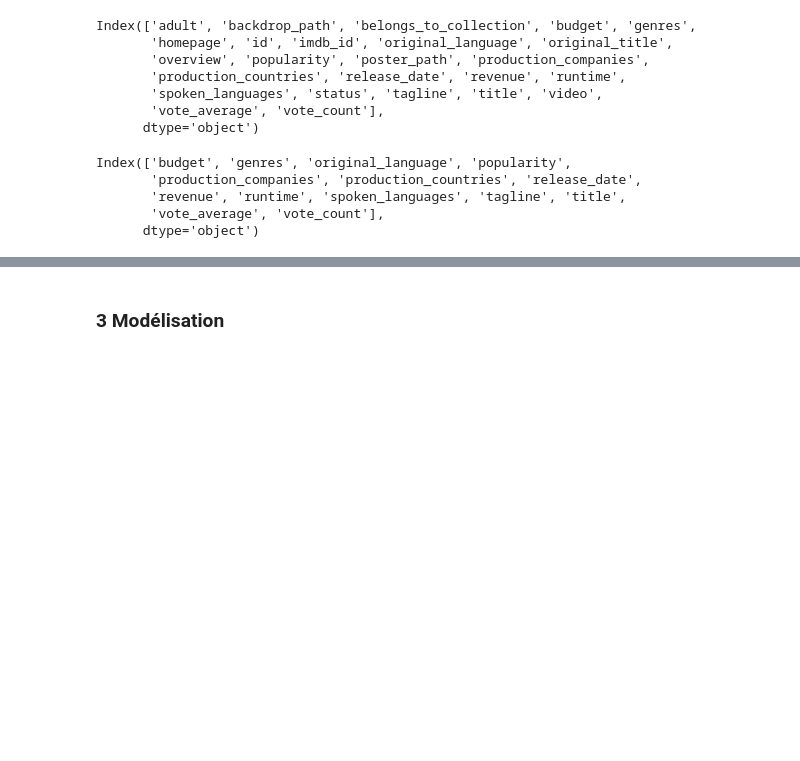
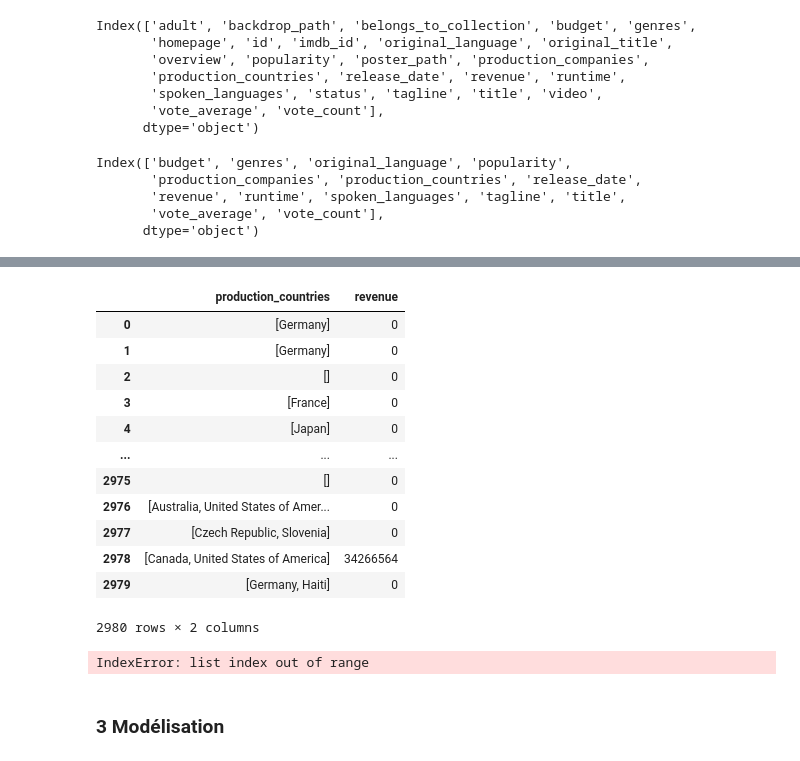
Before and after one commit to jomayans/Projet-Python, a Jupyter notebook: NoteBook_principal.ipynb, the cells around one changed output, grey strips where cells are left out. Cells and saved outputs as stored; diff of their text form; code cells hidden in the pictures; blank space fills up the shorter version.

```diff
--- a/NoteBook_principal.ipynb
+++ b/NoteBook_principal.ipynb
@@ -154,2 +194,30 @@ px.histogram(df_genres, x="genres")
+# %%
+df_Revenue_Countries= movies_df[['production_countries','revenue']]
+# %%
+df_Revenue_Countries
+# %% [output]
+|  | production_countries | revenue |
+| 0 | [Germany] | 0 |
+| 1 | [Germany] | 0 |
+| 2 | [] | 0 |
+| 3 | [France] | 0 |
+| 4 | [Japan] | 0 |
+| ... | ... | ... |
+| 2975 | [] | 0 |
+| 2976 | [Australia, United States of Amer... | 0 |
+| 2977 | [Czech Republic, Slovenia] | 0 |
+| 2978 | [Canada, United States of America] | 34266564 |
+| 2979 | [Germany, Haiti] | 0 |
+2980 rows × 2 columns
+# %%
+def premier_terme(ligne_pays):
+    liste_countries = []
+    liste_countries.append(ligne_pays[0])
+    return liste_countries
+
+df_Revenue_Countries["pays"] = df_Revenue_Countries["production_countries"].apply(premier_terme)
+df_Revenue_Countries
+# %% [output]
+IndexError: list index out of range
 # %% [markdown]
 ### 3 Modélisation
```
Also changed, not shown: parts of 6 cells of this notebook.
